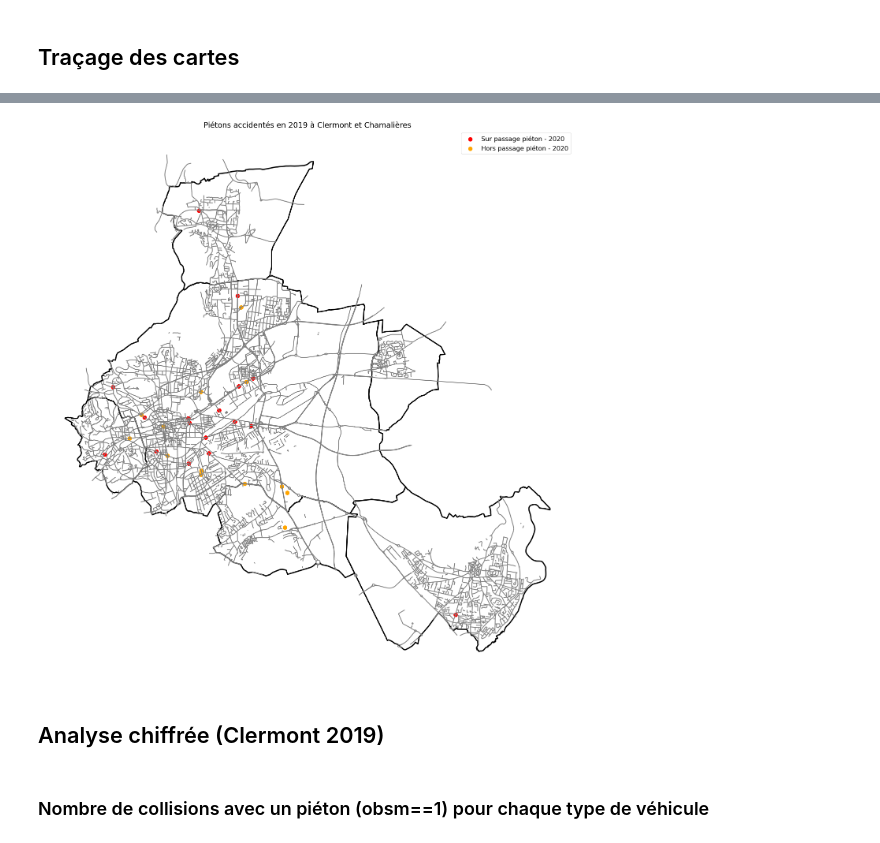
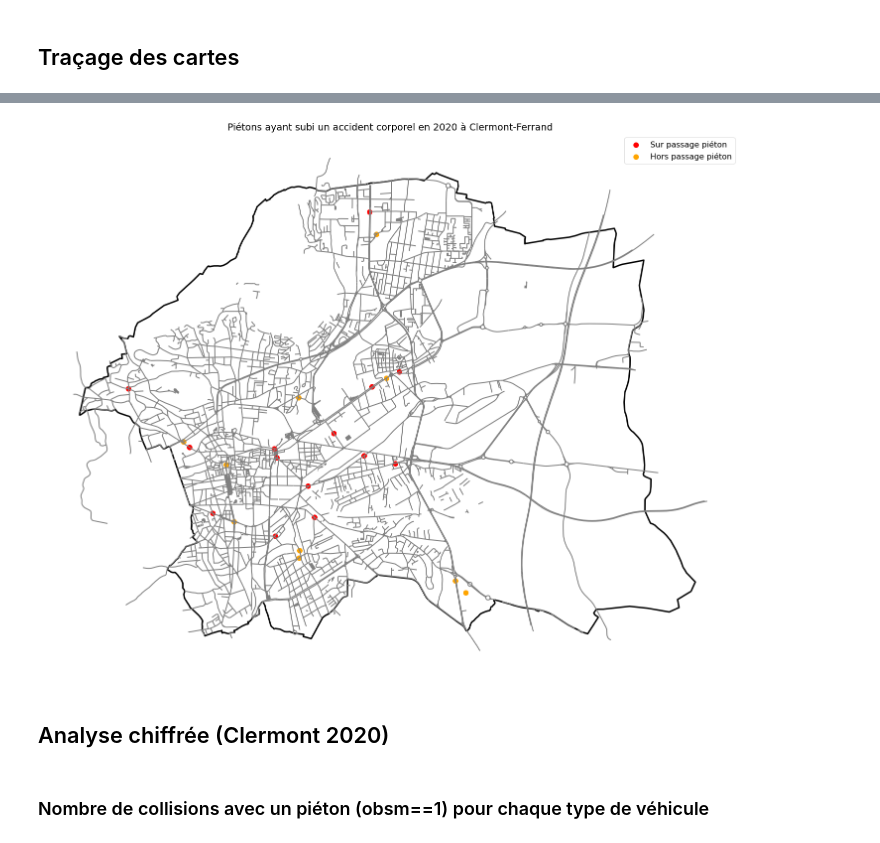
Before and after one commit to thmegy/AccidentsDeLaRoute, a Jupyter notebook: accidents_route.ipynb, the cells around one changed output, grey strips where cells are left out. Cells and saved outputs as stored; diff of their text form; code cells hidden in the pictures.

```diff
--- a/accidents_route.ipynb
+++ b/accidents_route.ipynb
@@ -27,12 +27,12 @@ Selection des limites des communes d'intérêt (via code INSEE), et des routes c
 # %%
 communes = [
     'Clermont-Ferrand',
-    'Aulnat',
-    'Aubière',
-    'Cébazat',
+#    'Aulnat',
+#    'Aubière',
+#    'Cébazat',
     'Chamalières',
 #    'Beaumont',
-    'Cournon d\'Auvergne',
+#    'Cournon d\'Auvergne',
 #    'Royat',
 #    'Le Cendre'
 ]
@@ -101,11 +98,11 @@ drawMap(df_list, vehic_list, usager_list, annee, limites, routes, title, vehic_t
 # %%
-title = 'Piétons accidentés en 2019 à Clermont et Chamalières'
+title = 'Piétons ayant subi un accident corporel en 2020 à Clermont-Ferrand'
 drawMap(df_list, vehic_list, usager_list, annee, limites, routes, title, usager_type=3)
-plt.savefig('pietons.jpg')
+plt.savefig('pietons_2020.jpg')
 # %% [output]
-[figure, old version]
+[figure, new version]
 # %% [markdown]
-## Analyse chiffrée (Clermont 2019)
+## Analyse chiffrée (Clermont 2020)
 # %% [markdown]
 ### Nombre de collisions avec un piéton (obsm==1) pour chaque type de véhicule
 # %%
```
Also changed, not shown: parts of 40 cells of this notebook, 10 other files.
